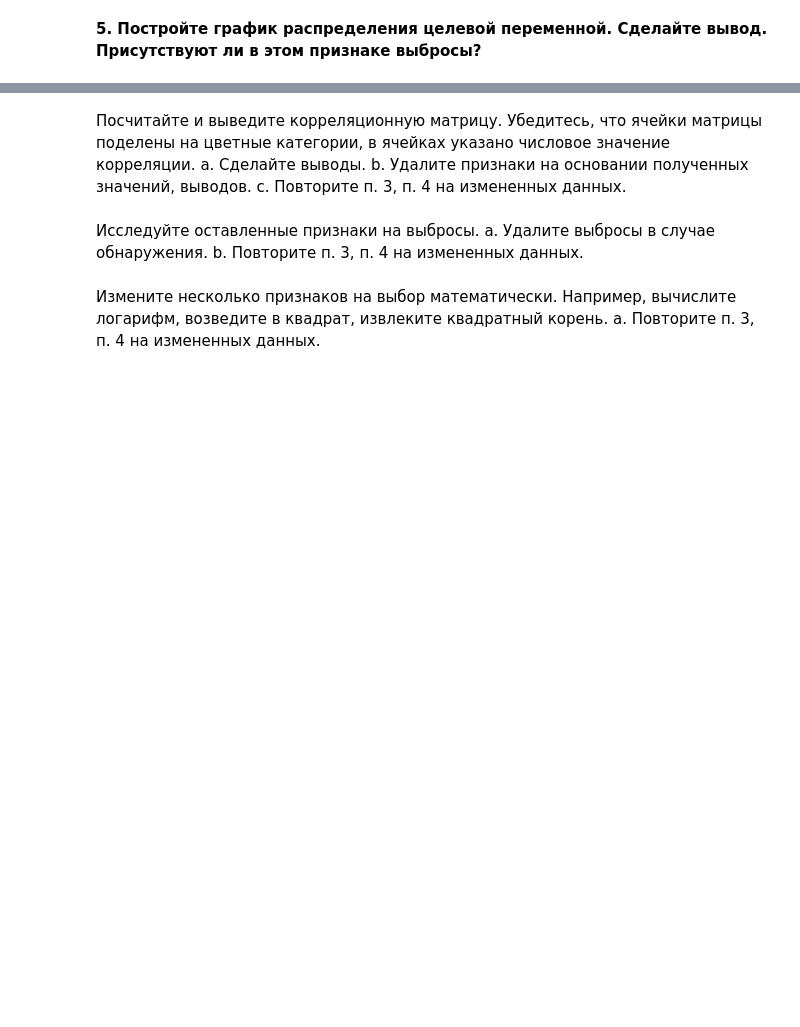
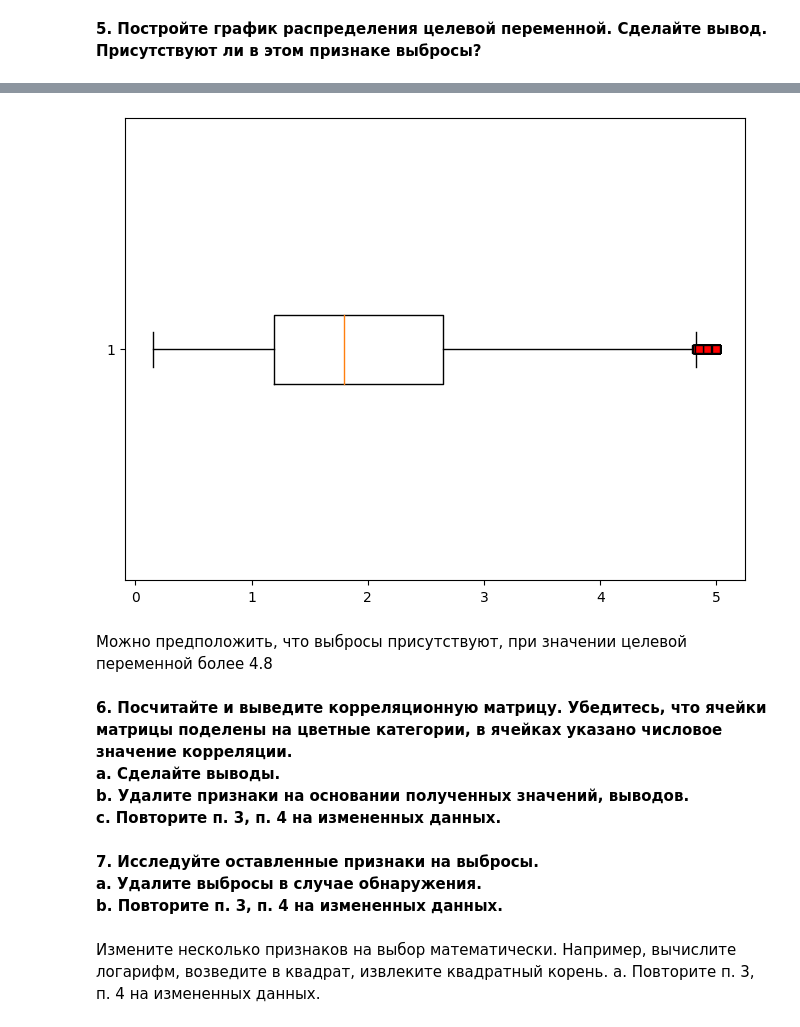
Before and after one commit to adtitovich/dsml-17, a Jupyter notebook: m5.ipynb, the cells around one changed output, grey strips where cells are left out. Drawn from its saved outputs; the diff is of its cells as text; code cells hidden in the pictures; blank space fills up the shorter version.

```diff
--- a/m5.ipynb
+++ b/m5.ipynb
@@ -56,12 +62,21 @@ pd.DataFrame({'Обучение':[mean_squared_error(y_train, model.predict(X_tr
+# %%
+red_square = dict(markerfacecolor='r', marker='s') # выделим предполагаемые выбросы
+fig, ax = plt.subplots(figsize=(8,6))
+ax.boxplot(y, vert=False, flierprops=red_square)
+plt.show()
+# %% [output]
+[figure, added]
+# %% [markdown]
+Можно предположить, что выбросы присутствуют, при значении целевой переменной более 4.8
 # %% [markdown]
-Посчитайте и выведите корреляционную матрицу. Убедитесь, что ячейки матрицы поделены на цветные категории, в ячейках указано числовое значение корреляции.
+**6. Посчитайте и выведите корреляционную матрицу. Убедитесь, что ячейки матрицы поделены на цветные категории, в ячейках указано числовое значение корреляции.
 a. Сделайте выводы.
 b. Удалите признаки на основании полученных значений, выводов.
-c. Повторите п. 3, п. 4 на измененных данных.
+c. Повторите п. 3, п. 4 на измененных данных.**
 # %% [markdown]
-Исследуйте оставленные признаки на выбросы.
+**7. Исследуйте оставленные признаки на выбросы.
 a. Удалите выбросы в случае обнаружения.
-b. Повторите п. 3, п. 4 на измененных данных.
+b. Повторите п. 3, п. 4 на измененных данных.**
 # %% [markdown]
 Измените несколько признаков на выбор математически. Например, вычислите логарифм, возведите в квадрат, извлеките квадратный корень.
 a. Повторите п. 3, п. 4 на измененных данных.
```
Also changed, not shown: parts of 2 cells of this notebook.
